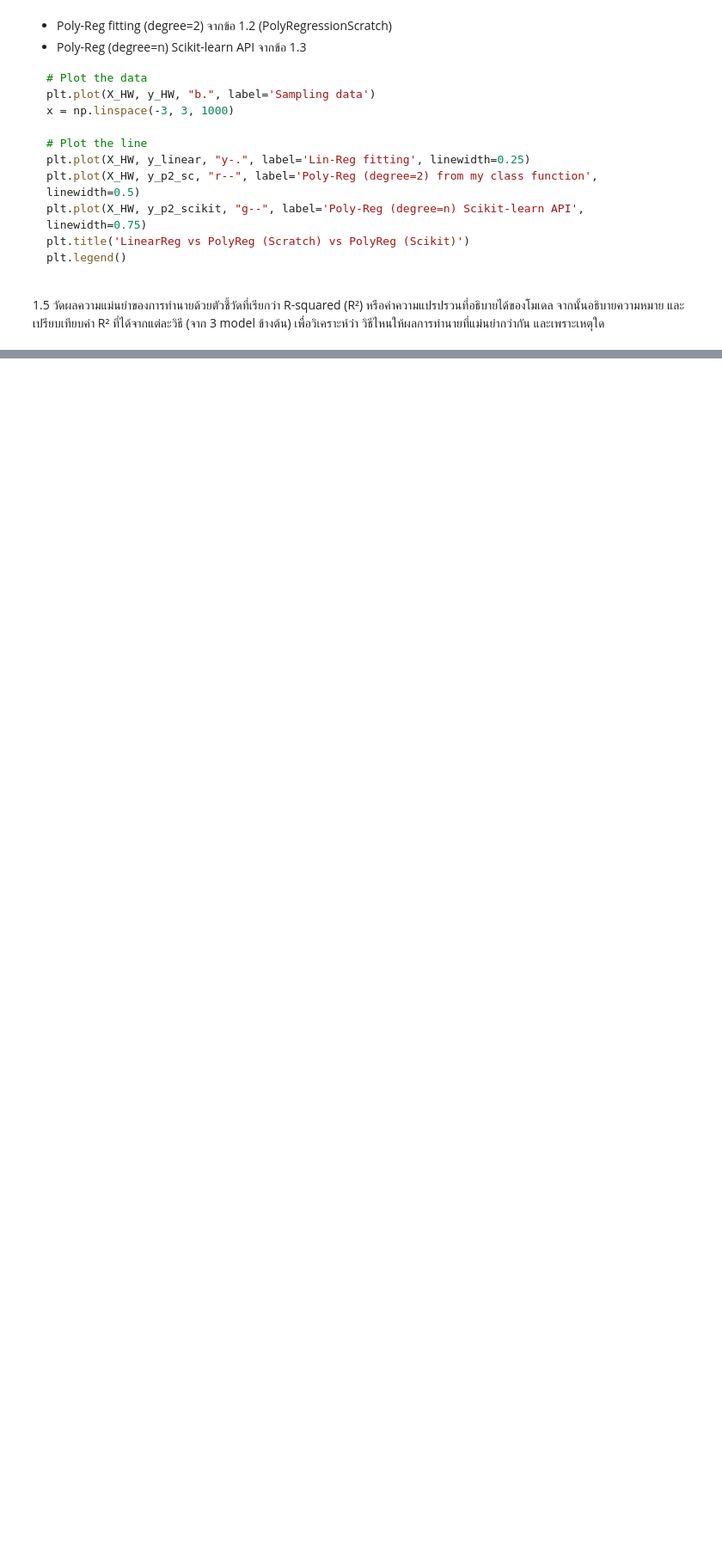
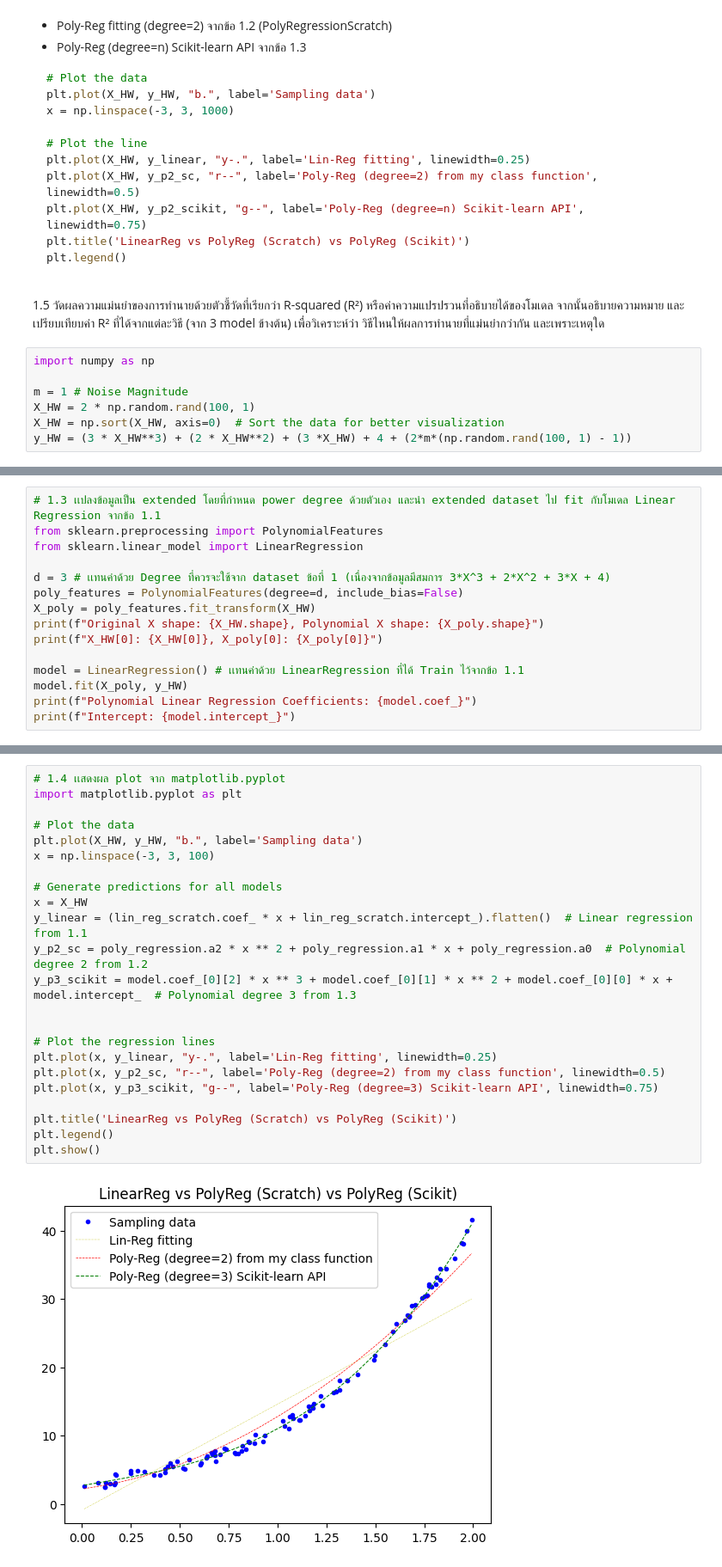
Before and after one commit to Tanaphat-Ken/IntroToML, a Jupyter notebook: HW/HW2/W2-1a_Linear-PolynomialRegression_Hours2GPA.ipynb, the cells around one changed output, grey strips where cells are left out. Shown at 86% size. Cells and saved outputs as stored; diff of their text form; blank space fills up the shorter version.

```diff
--- a/HW/HW2/W2-1a_Linear-PolynomialRegression_Hours2GPA.ipynb
+++ b/HW/HW2/W2-1a_Linear-PolynomialRegression_Hours2GPA.ipynb
@@ -392,3 +392,10 @@ y_HW = (3 * X_HW**3) + (2 * X_HW**2) + (3 *X_HW) + 4 + (2*m*(np.random.rand(100,
 
   1.5 วัดผลความแม่นยำของการทำนายด้วยตัวชี้วัดที่เรียกว่า R-squared (R²) หรือค่าความแปรปรวนที่อธิบายได้ของโมเดล
 จากนั้นอธิบายความหมาย และเปรียบเทียบค่า R² ที่ได้จากแต่ละวิธี (จาก 3 model ข้างต้น) เพื่อวิเคราะห์ว่า วิธีไหนให้ผลการทำนายที่แม่นยำกว่ากัน และเพราะเหตุใด
+# %%
+import numpy as np
+
+m = 1 # Noise Magnitude
+X_HW = 2 * np.random.rand(100, 1)
+X_HW = np.sort(X_HW, axis=0)  # Sort the data for better visualization
+y_HW = (3 * X_HW**3) + (2 * X_HW**2) + (3 *X_HW) + 4 + (2*m*(np.random.rand(100, 1) - 1))
@@ -394,0 +502,15 @@ y_HW = (3 * X_HW**3) + (2 * X_HW**2) + (3 *X_HW) + 4 + (2*m*(np.random.rand(100,
+# %%
+# 1.3 เเปลงข้อมูลเป็น extended โดยที่กำหนด power degree ด้วยตัวเอง และนำ extended dataset ไป fit กับโมเดล Linear Regression จากข้อ 1.1
+from sklearn.preprocessing import PolynomialFeatures
+from sklearn.linear_model import LinearRegression
+
+d = 3 # เเทนค่าด้วย Degree ที่ควรจะใช้จาก dataset ข้อที่ 1 (เนื่องจากข้อมูลมีสมการ 3*X^3 + 2*X^2 + 3*X + 4)
+poly_features = PolynomialFeatures(degree=d, include_bias=False)
+X_poly = poly_features.fit_transform(X_HW)
+print(f"Original X shape: {X_HW.shape}, Polynomial X shape: {X_poly.shape}")
+print(f"X_HW[0]: {X_HW[0]}, X_poly[0]: {X_poly[0]}")
+
+model = LinearRegression() # เเทนค่าด้วย LinearRegression ที่ได้ Train ไว้จากข้อ 1.1
+model.fit(X_poly, y_HW)
+print(f"Polynomial Linear Regression Coefficients: {model.coef_}")
+print(f"Intercept: {model.intercept_}")
@@ -394,0 +522,25 @@ y_HW = (3 * X_HW**3) + (2 * X_HW**2) + (3 *X_HW) + 4 + (2*m*(np.random.rand(100,
+# %%
+# 1.4 เเสดงผล plot จาก matplotlib.pyplot
+import matplotlib.pyplot as plt
+
+# Plot the data
+plt.plot(X_HW, y_HW, "b.", label='Sampling data')
+x = np.linspace(-3, 3, 100)
+
+# Generate predictions for all models
+x = X_HW
+y_linear = (lin_reg_scratch.coef_ * x + lin_reg_scratch.intercept_).flatten()  # Linear regression from 1.1
+y_p2_sc = poly_regression.a2 * x ** 2 + poly_regression.a1 * x + poly_regression.a0  # Polynomial degree 2 from 1.2
+y_p3_scikit = model.coef_[0][2] * x ** 3 + model.coef_[0][1] * x ** 2 + model.coef_[0][0] * x + model.intercept_  # Polynomial degree 3 from 1.3
+
+
+# Plot the regression lines
+plt.plot(x, y_linear, "y-.", label='Lin-Reg fitting', linewidth=0.25)
+plt.plot(x, y_p2_sc, "r--", label='Poly-Reg (degree=2) from my class function', linewidth=0.5)
+plt.plot(x, y_p3_scikit, "g--", label='Poly-Reg (degree=3) Scikit-learn API', linewidth=0.75)
+
+plt.title('LinearReg vs PolyReg (Scratch) vs PolyReg (Scikit)')
+plt.legend()
+plt.show()
+# %% [output]
+[figure, added]
```
Also changed, not shown: parts of 4 cells of this notebook, 1 other file.
